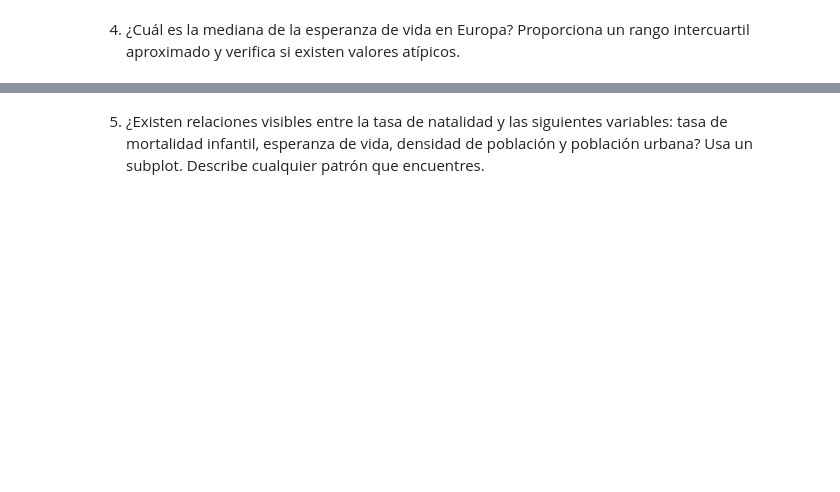
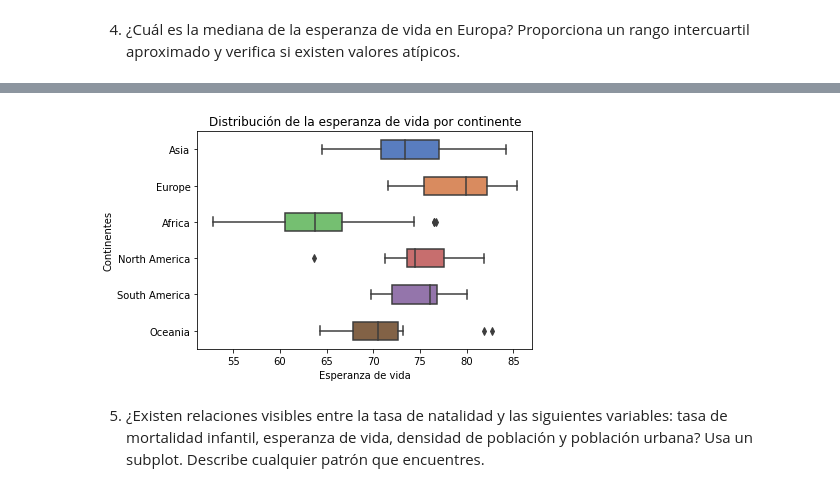
Before and after one commit to DianaG92/adalab-pair_programming-modulo3, a Jupyter notebook: promoH-modulo3-pairprogramming-Visualizacion-DIANA_ISA.ipynb, the cells around one changed output, grey strips where cells are left out. Drawn from its saved outputs; the diff is of its cells as text; code cells hidden in the pictures; blank space fills up the shorter version.

```diff
--- a/promoH-modulo3-pairprogramming-Visualizacion-DIANA_ISA.ipynb
+++ b/promoH-modulo3-pairprogramming-Visualizacion-DIANA_ISA.ipynb
@@ -113,2 +107,15 @@ df.sample(1)
+# %%
+sns.boxplot(x= "life_expectancy",
+            y = "continent",
+            data = df,
+            width = 0.5,
+            palette = "muted");
+
+plt.xlabel("Esperanza de vida")
+plt.ylabel("Continentes")
+
+plt.title("Distribución de la esperanza de vida por continente");
+# %% [output]
+[figure, added]
 # %% [markdown]
 5. ¿Existen relaciones visibles entre la tasa de natalidad y las siguientes variables: tasa de mortalidad infantil, esperanza de vida, densidad de población y población urbana? Usa un subplot. Describe cualquier patrón que encuentres.
```
Also changed, not shown: parts of 8 cells of this notebook.
